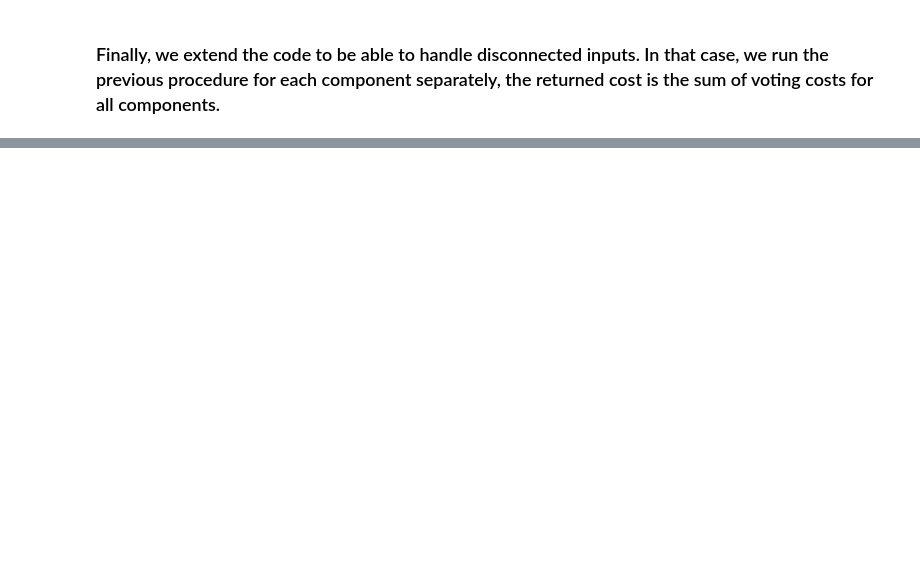
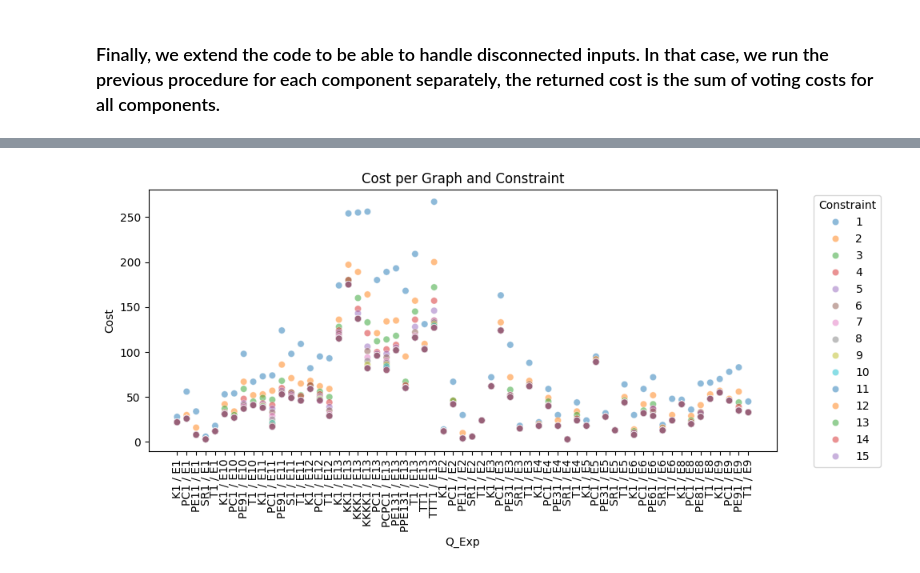
Before and after one commit to gpapasot/cost_liquid_democracy, a Jupyter notebook: costly_democracy.ipynb, the cells around one changed output, grey strips where cells are left out. Drawn from its saved outputs; the diff is of its cells as text; code cells hidden in the pictures; blank space fills up the shorter version.

```diff
--- a/costly_democracy.ipynb
+++ b/costly_democracy.ipynb
@@ -475,0 +953,10 @@ The total voting cost to be paid is
+# %%
+'''
+TEST 2
+'''
+graph=[[], [], [], [], [], [], [], [], [], [], [4]]
+voting_cost=[2, 0, 6, 2, 6, 2, 2, 4, 0, 2, 2]
+max_power=1
+selected, cost = min_cost_representation(graph, voting_cost, max_power)
+print(f"Selected vertices: {selected}")
+print(f"Total cost: {cost}")
@@ -475,0 +1159,14 @@ The total voting cost to be paid is
+# %%
+# Sample DataFrame (replace with your actual df_output)
+df_output = pd.DataFrame(data_outcome, columns=['Question', 'ExpNum', 'Constraint', 'Cost'])
+
+# Iterate over unique pairs of Question and ExpNum
+for question, expnum in df_output[['Question', 'ExpNum']].drop_duplicates().values:
+    # Filter the dataframe for each pair
+    filtered_df = df_output[(df_output['Question'] == question) & (df_output['ExpNum'] == expnum)]
+
+    # Display the constraints and costs for the current pair
+    print(f"Question: {question}, ExpNum: {expnum}")
+    print("Constraints and Costs:")
+    print(filtered_df[['Constraint', 'Cost']])
+    print("\n")  # Adding a newline for separation between pairs
@@ -475,0 +1191,23 @@ The total voting cost to be paid is
+# %%
+df_output['Q_Exp'] = df_output['Question'].astype(str) + ' / ' + df_output['ExpNum'].astype(str) # create a column with a unique identifier per graph
+
+import seaborn as sns
+
+plt.figure(figsize=(10, 5))
+sns.scatterplot(
+    data=df_output,
+    x='Q_Exp',
+    y='Cost',
+    hue='Constraint',
+    alpha=0.5,
+    palette='tab10'
+)
+plt.xticks(rotation=90)
+plt.title("Cost per Graph and Constraint")
+plt.xlabel("Q_Exp")
+plt.ylabel("Cost")
+plt.legend(title='Constraint', bbox_to_anchor=(1.05, 1), loc='upper left')
+plt.tight_layout()
+plt.show()
+# %% [output]
+[figure, added]
```
Also changed, not shown: parts of 41 cells of this notebook.
